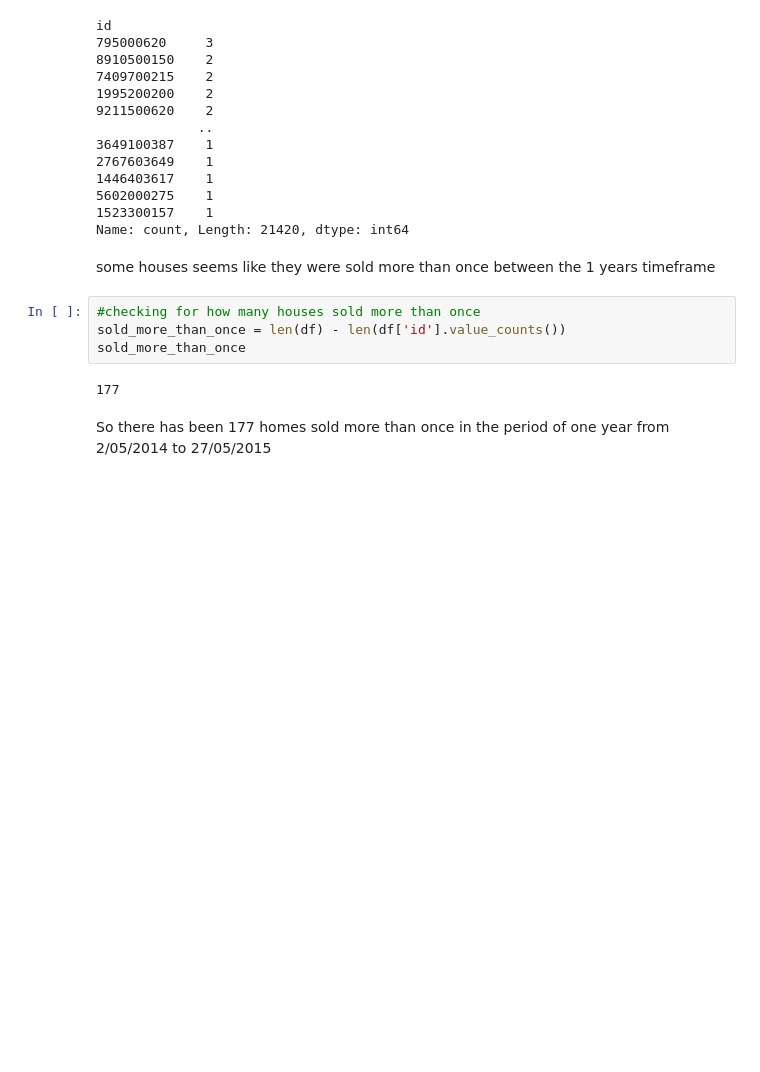
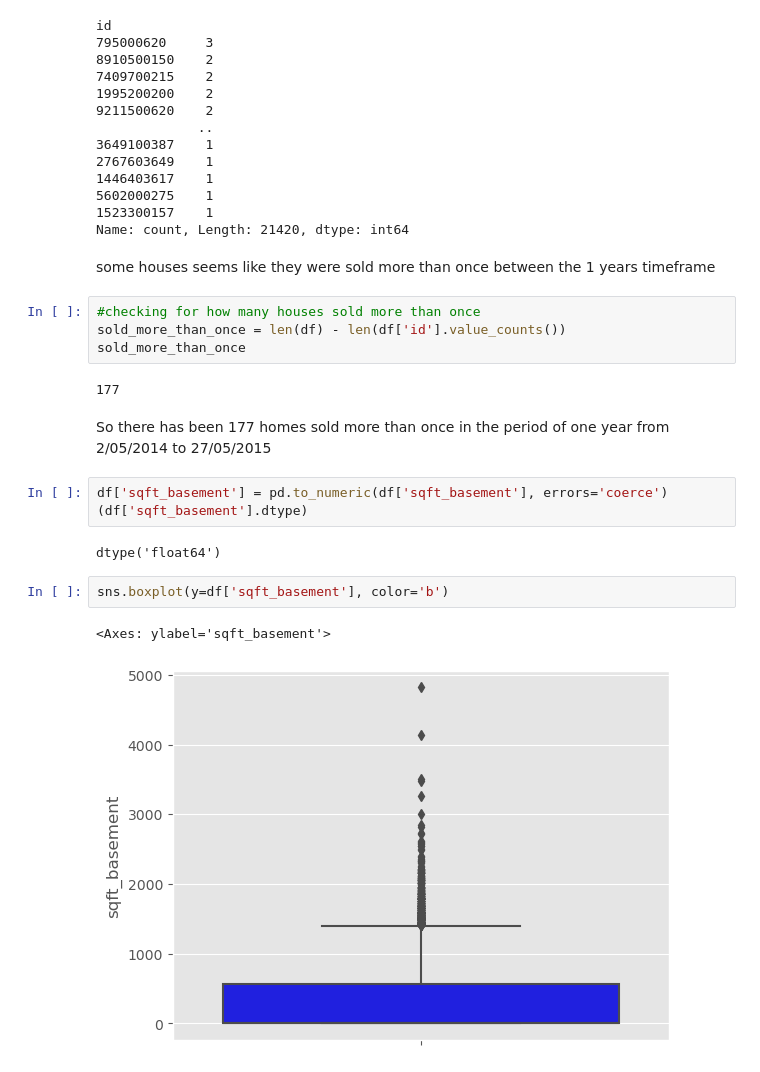
Before and after one commit to Bennie-Kibet/Phase-2-project, a Jupyter notebook: Work/Victor.ipynb, the cells around one changed output. Cells and saved outputs as stored; diff of their text form; blank space fills up the shorter version.

```diff
--- a/Work/Victor.ipynb
+++ b/Work/Victor.ipynb
@@ -229,3 +229,13 @@ sold_more_than_once
 177
 # %% [markdown]
 So there has been 177 homes sold more than once in the period of one year from 2/05/2014 to 27/05/2015
+# %%
+df['sqft_basement'] = pd.to_numeric(df['sqft_basement'], errors='coerce')
+(df['sqft_basement'].dtype)
+# %% [output]
+dtype('float64')
+# %%
+sns.boxplot(y=df['sqft_basement'], color='b')
+# %% [output]
+<Axes: ylabel='sqft_basement'>
+[figure, added]
```
Also changed, not shown: parts of 6 cells of this notebook.
